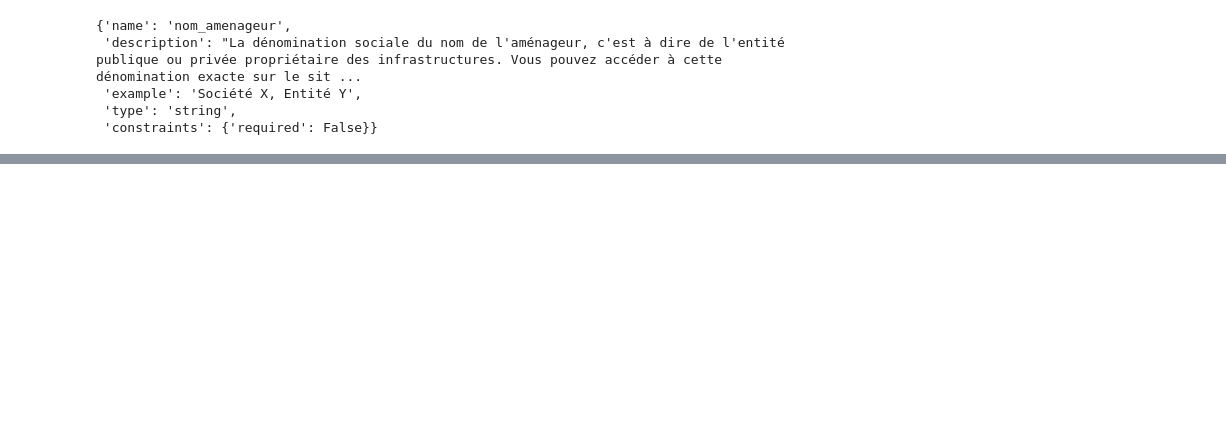
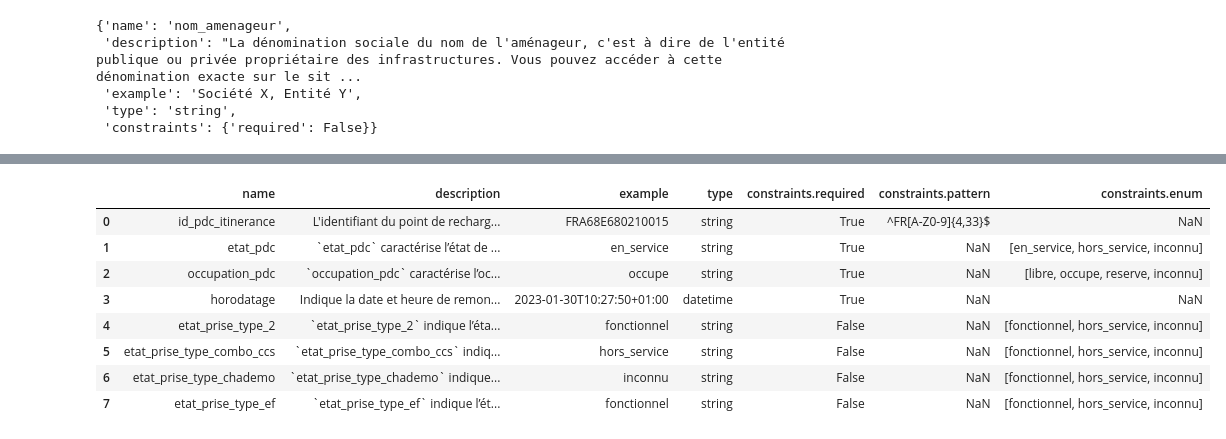
Before and after one commit to loco-philippe/IRVE, a Jupyter notebook: analyses/schema.ipynb, the cells around one changed output, grey strips where cells are left out. Saved outputs shown, nothing was run; the diff lists cells and outputs as text; code cells hidden in the pictures; blank space fills up the shorter version.

```diff
--- a/analyses/schema.ipynb
+++ b/analyses/schema.ipynb
@@ -430,0 +546,13 @@ pdsch.to_csv('schema.csv')
+# %%
+pddyn = pd.json_normalize(dynamique)
+pddyn
+# %% [output]
+|  | name | description | example | type | constraints.required | constraints.pattern | constraints.enum |
+| 0 | id_pdc_itinerance | L'identifiant du point de recharg... | FRA68E680210015 | string | True | ^FR[A-Z0-9]{4,33}$ | NaN |
+| 1 | etat_pdc | `etat_pdc` caractérise l’état de ... | en_service | string | True | NaN | [en_service, hors_service, inconnu] |
+| 2 | occupation_pdc | `occupation_pdc` caractérise l’oc... | occupe | string | True | NaN | [libre, occupe, reserve, inconnu] |
+| 3 | horodatage | Indique la date et heure de remon... | 2023-01-30T10:27:50+01:00 | datetime | True | NaN | NaN |
+| 4 | etat_prise_type_2 | `etat_prise_type_2` indique l’éta... | fonctionnel | string | False | NaN | [fonctionnel, hors_service, inconnu] |
+| 5 | etat_prise_type_combo_ccs | `etat_prise_type_combo_ccs` indiq... | hors_service | string | False | NaN | [fonctionnel, hors_service, inconnu] |
+| 6 | etat_prise_type_chademo | `etat_prise_type_chademo` indique... | inconnu | string | False | NaN | [fonctionnel, hors_service, inconnu] |
+| 7 | etat_prise_type_ef | `etat_prise_type_ef` indique l’ét... | fonctionnel | string | False | NaN | [fonctionnel, hors_service, inconnu] |
```
Also changed, not shown: parts of 7 cells of this notebook, 9 other files.
